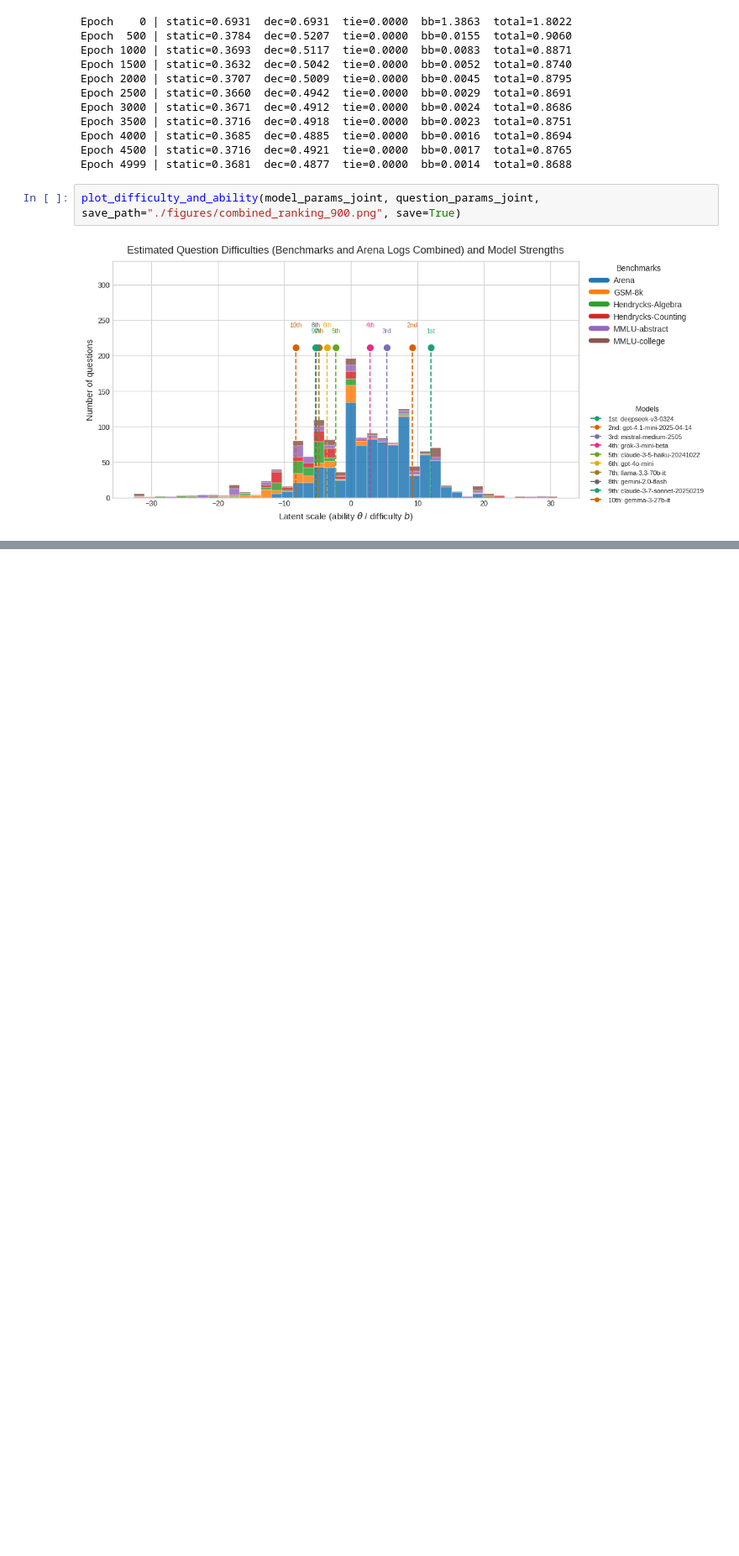
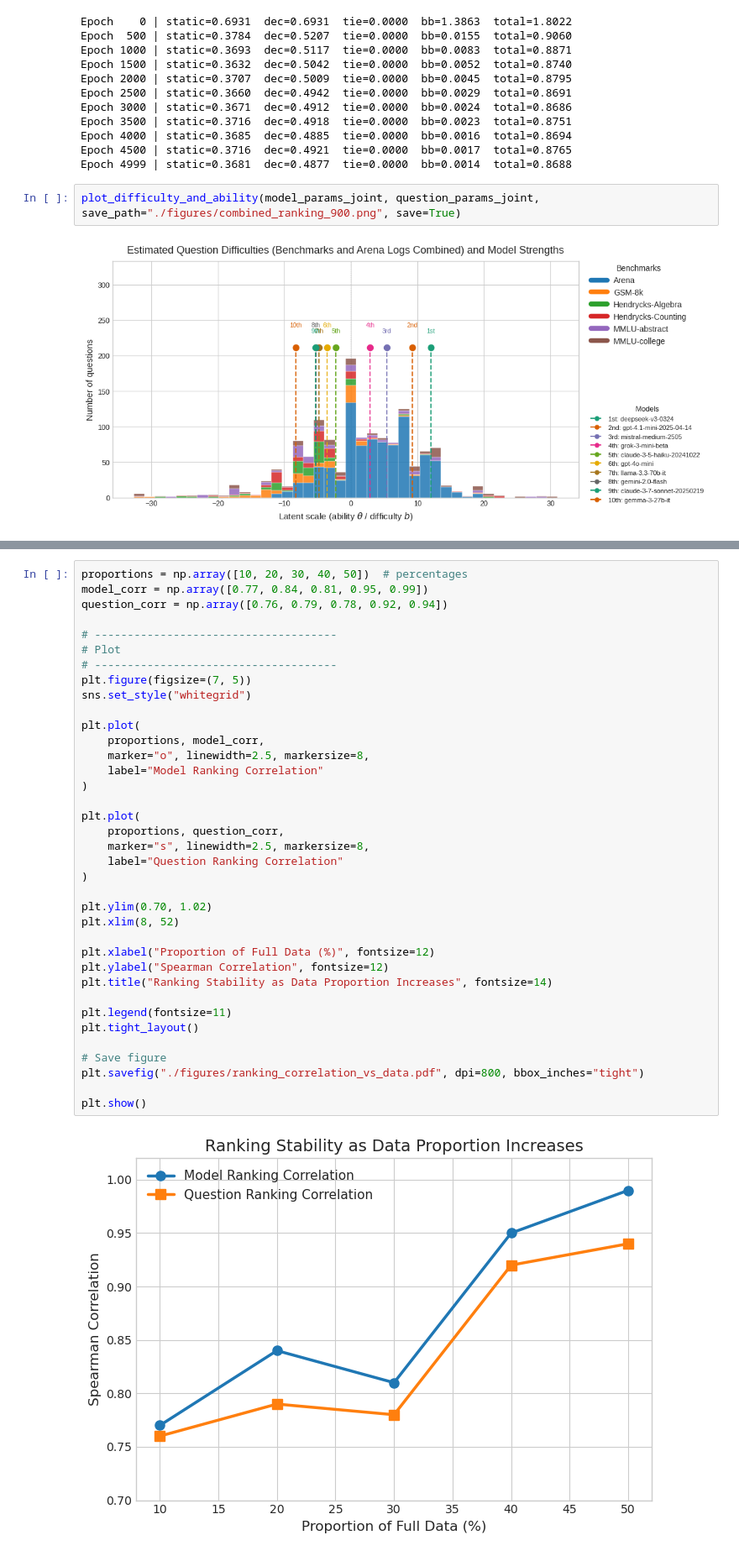
Before and after one commit to aaron-jx-li/mutual-eval, a Jupyter notebook: legacy/ranking_combined.ipynb, the cells around one changed output, grey strips where cells are left out. Shown at 84% size. Saved outputs shown, nothing was run; the diff lists cells and outputs as text; blank space fills up the shorter version.

```diff
--- a/ranking_combined.ipynb
+++ b/legacy/ranking_combined.ipynb
@@ -583,3 +662,42 @@ plot_difficulty_and_ability(model_params_joint, question_params_joint, save_path
+# %%
+proportions = np.array([10, 20, 30, 40, 50])  # percentages
+model_corr = np.array([0.77, 0.84, 0.81, 0.95, 0.99])
+question_corr = np.array([0.76, 0.79, 0.78, 0.92, 0.94])
+
+# -------------------------------------
+# Plot
+# -------------------------------------
+plt.figure(figsize=(7, 5))
+sns.set_style("whitegrid")
+
+plt.plot(
+    proportions, model_corr,
+    marker="o", linewidth=2.5, markersize=8,
+    label="Model Ranking Correlation"
+)
+
+plt.plot(
+    proportions, question_corr,
+    marker="s", linewidth=2.5, markersize=8,
+    label="Question Ranking Correlation"
+)
+
+plt.ylim(0.70, 1.02)
+plt.xlim(8, 52)
+
+plt.xlabel("Proportion of Full Data (%)", fontsize=12)
+plt.ylabel("Spearman Correlation", fontsize=12)
+plt.title("Ranking Stability as Data Proportion Increases", fontsize=14)
+
+plt.legend(fontsize=11)
+plt.tight_layout()
+
+# Save figure
+plt.savefig("./figures/ranking_correlation_vs_data.pdf", dpi=800, bbox_inches="tight")
+
+plt.show()
+# %% [output]
+[figure, added]
 # %%
 def sigmoid(x: np.ndarray) -> np.ndarray:
     return 1.0 / (1.0 + np.exp(-x))
```
Also changed, not shown: parts of 5 cells of this notebook, 6 other files.
